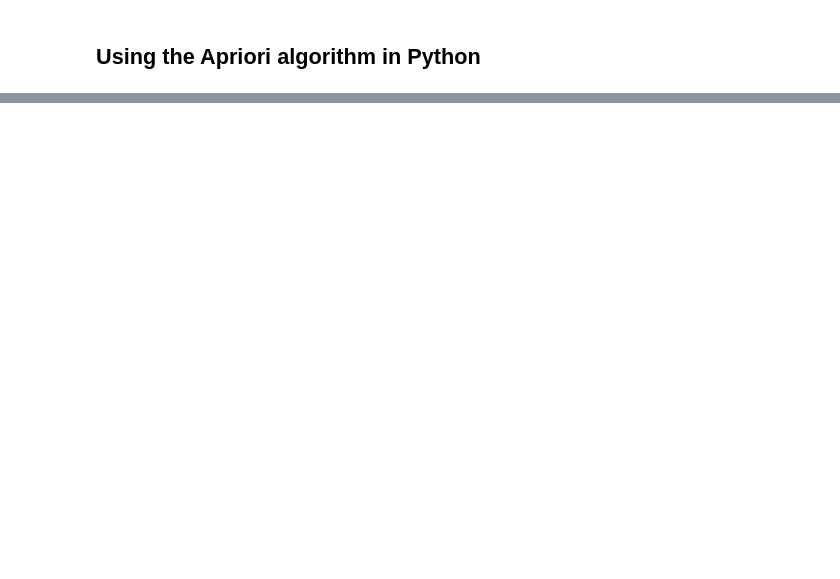
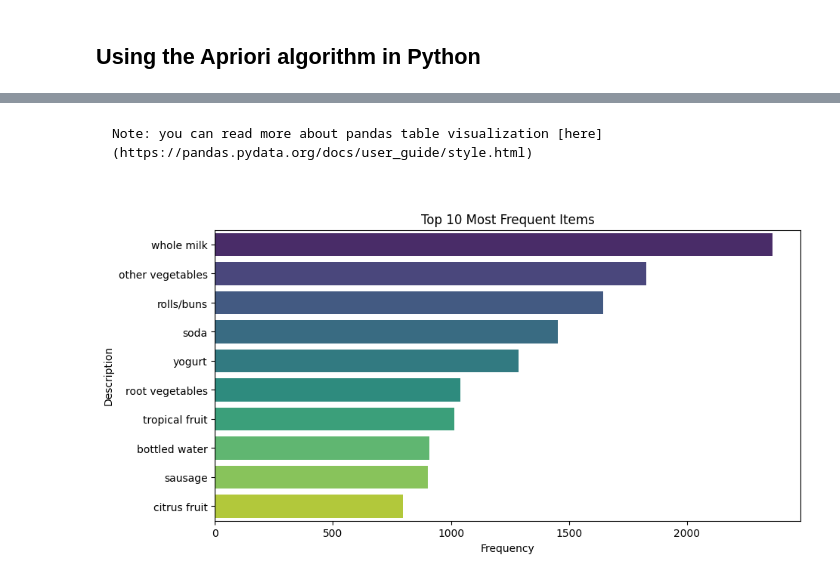
Before and after one commit to safarzadeh-reza/ENGO645-Assignments, a Jupyter notebook: source/notebooks/L3/association_rules.ipynb, the cells around one changed output, grey strips where cells are left out. Drawn from its saved outputs; the diff is of its cells as text; code cells hidden in the pictures; blank space fills up the shorter version.

````diff
--- a/source/notebooks/L3/association_rules.ipynb
+++ b/source/notebooks/L3/association_rules.ipynb
@@ -189,0 +206,5 @@ warnings.filterwarnings("ignore")
+# %%
+#Load the file into pandas
+data = pd.read_csv("Groceries_dataset.csv")
+#Check the first 5 rows of the dataframe
+data.head(3)
@@ -189,0 +216,6 @@ warnings.filterwarnings("ignore")
+# %%
+# remove null values
+data.dropna(inplace=True)
+
+# remove duplicate values
+data.drop_duplicates(inplace=True)
@@ -189,0 +239,6 @@ warnings.filterwarnings("ignore")
+# %%
+# Check the most frequent items
+df_table = data.groupby("itemDescription").size().reset_index(name="Freq").sort_values("Freq", ascending=False)
+
+# Let’s print out the top 10 most frequent items from the dataset.
+df_table.head(10).style.background_gradient(cmap='Greens')
@@ -189,0 +257,15 @@ warnings.filterwarnings("ignore")
+# %% [markdown]
+```
+Note: you can read more about pandas table visualization [here](https://pandas.pydata.org/docs/user_guide/style.html)
+
+```
+# %%
+# plot the top 10 most frequent items with bar chart
+plt.figure(figsize=(10, 5))
+sns.barplot(x="Freq", y="itemDescription", data=df_table.head(10), palette="viridis")
+plt.title("Top 10 Most Frequent Items")
+plt.xlabel("Frequency")
+plt.ylabel("Description")
+plt.show()
+# %% [output]
+[figure, added]
````
Also changed, not shown: parts of 34 cells of this notebook, 5 other files.
